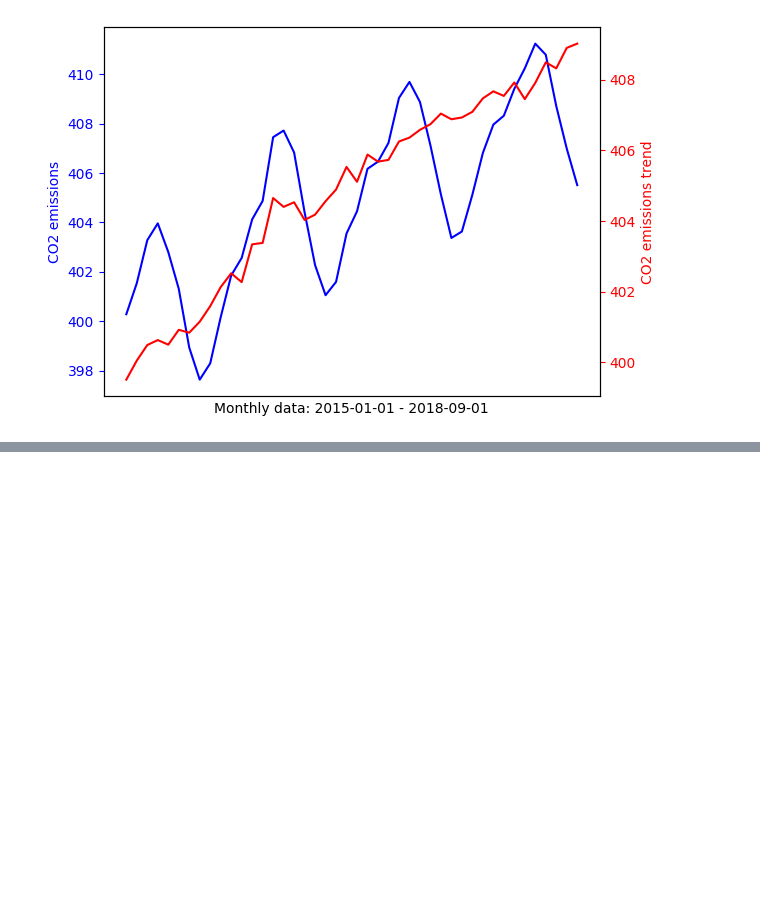
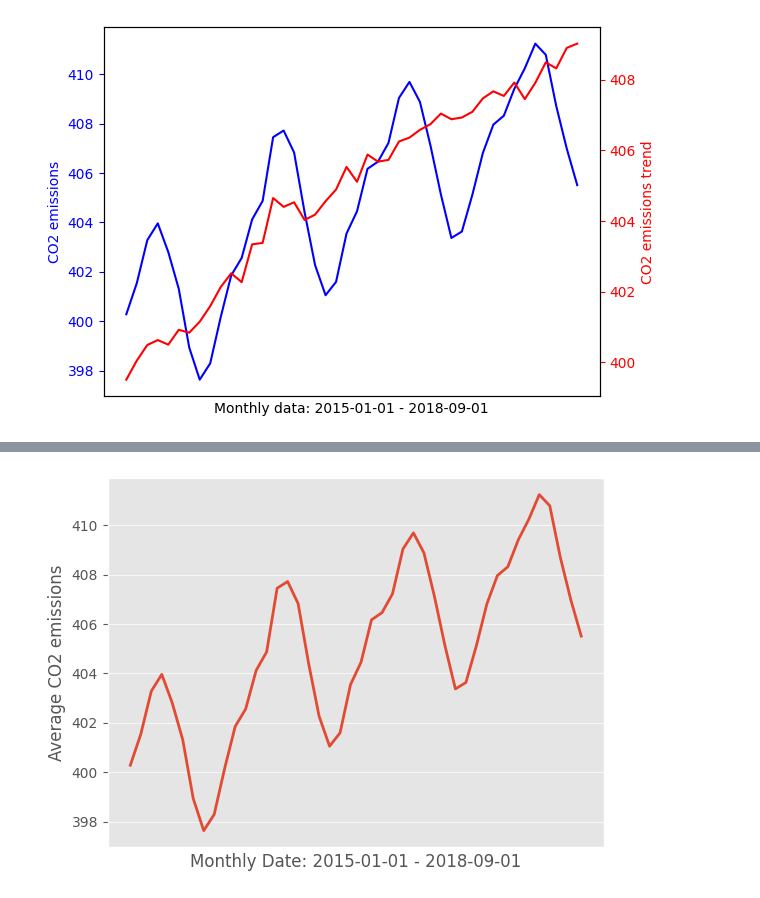
Before and after one commit to hhugoac/PythonForDataScience, a Jupyter notebook: PythonMatplotlib.ipynb, the cells around one changed output, grey strips where cells are left out. Saved outputs shown, nothing was run; the diff lists cells and outputs as text; code cells hidden in the pictures; blank space fills up the shorter version.

Commit message:
Export plots and exercise This commit shows how to use different plot styles and the exercise for the lesson

```diff
--- a/PythonMatplotlib.ipynb
+++ b/PythonMatplotlib.ipynb
@@ -161,0 +174,13 @@ plt.show()
+# %%
+# GGPLOT STYLE
+filtered_data_by_date = data_frame_co2[data_frame_co2['Date'] > '2015-01-01']
+
+plt.style.use('ggplot')
+fig, ax = plt.subplots()
+ax.plot(filtered_data_by_date['Date'], filtered_data_by_date['Interpolated'])
+ax.axes.xaxis.set_ticks([])  # This instruction remove the x label values
+plt.xlabel('Monthly Date: 2015-01-01 - 2018-09-01')
+plt.ylabel('Average CO2 emissions')
+plt.show()
+# %% [output]
+[figure, added]
```
Also changed, not shown: parts of 35 cells of this notebook, 4 other files.
